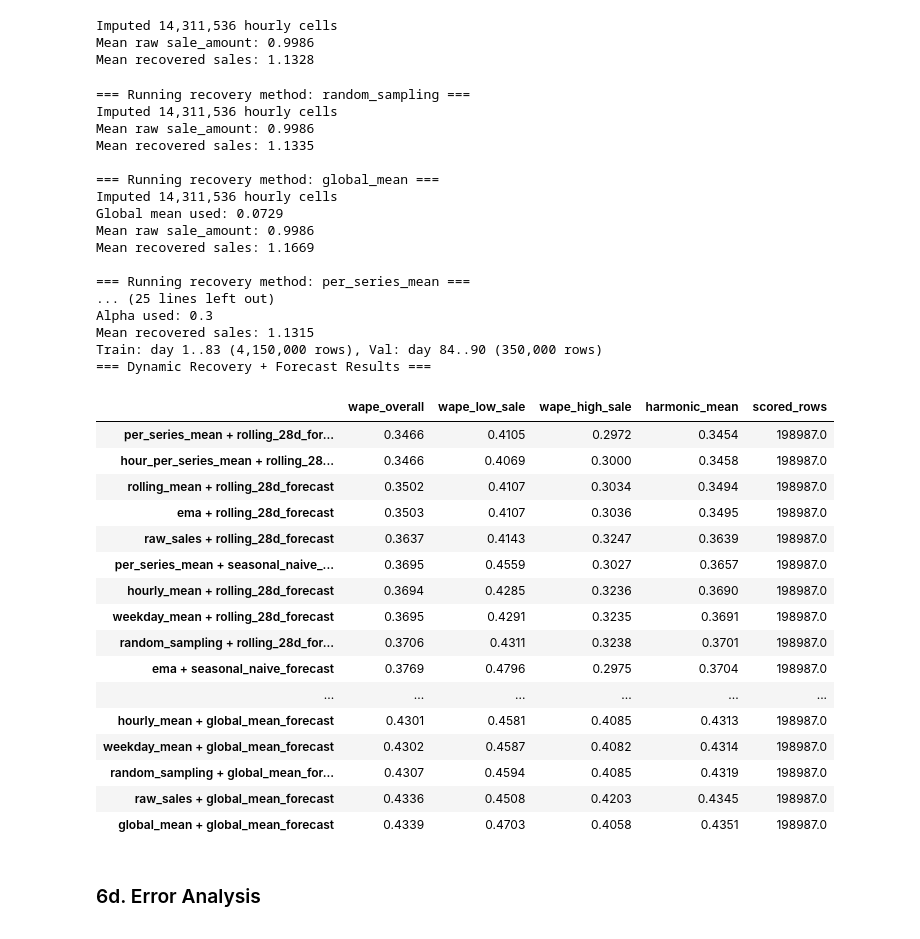
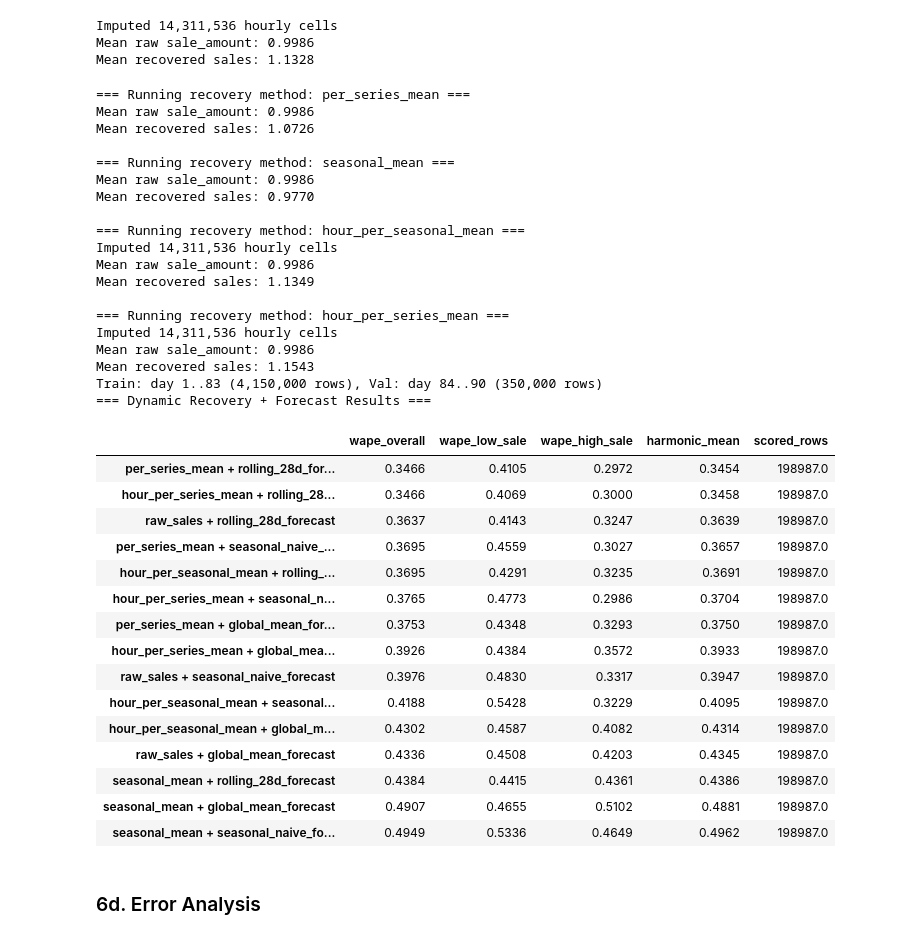
Before and after one commit to Slin58/seminar, a Jupyter notebook: main.ipynb, the cells around one changed output. Saved outputs shown, nothing was run; the diff lists cells and outputs as text; code cells hidden in the pictures.

Commit message:
added seasonal mean

```diff
--- a/main.ipynb
+++ b/main.ipynb
@@ -360,6 +360,18 @@ recovery_methods = {
         "func": recovery.per_series_mean,
         "args": (history,),
         "target_col": "recovered_daily_sales_per_series_mean",
+    },
+
+    "seasonal_mean": {
+        "func": recovery.seasonal_mean,
+        "args": (history,),
+        "target_col": "recovered_daily_sales_seasonal_mean",
+    },
+
+    "hour_per_seasonal_mean": {
+        "func": recovery.hour_per_seasonal_mean,
+        "args": (history, op_sales_masked, outside_slice),
+        "target_col": "recovered_daily_sales_hour_per_seasonal_mean",
     },
 
     "hourly_mean": {
@@ -467,57 +479,58 @@ for recovery_name, method in recovery_methods.items():
             val_df=val_r,
             target_col=target_col
         )
 
         result_name = f"{recovery_name} + {forecast_name}"
 
         all_results[result_name] = utils.evaluate_forecast(val_pred)
 
 
 # ------------------------------------------------------------
 # 7. Ergebnisse anzeigen
 # ------------------------------------------------------------
 
 all_results_df = pd.DataFrame(all_results).T
 
 
 
 print("=== Dynamic Recovery + Forecast Results ===")
 display(all_results_df.sort_values("harmonic_mean"))
 # %% [output]
-=== Running recovery method: random_sampling ===
+=== Running recovery method: per_series_mean ===
+Mean raw sale_amount: 0.9986
+Mean recovered sales: 1.0726
+
+=== Running recovery method: seasonal_mean ===
+Mean raw sale_amount: 0.9986
+Mean recovered sales: 0.9770
+
+=== Running recovery method: hour_per_seasonal_mean ===
 Imputed 14,311,536 hourly cells
 Mean raw sale_amount: 0.9986
-Mean recovered sales: 1.1335
+Mean recovered sales: 1.1349
 
-=== Running recovery method: global_mean ===
+=== Running recovery method: hour_per_series_mean ===
 Imputed 14,311,536 hourly cells
-Global mean used: 0.0729
 Mean raw sale_amount: 0.9986
-Mean recovered sales: 1.1669
-
-=== Running recovery method: per_series_mean ===
-... (25 lines left out)
-Alpha used: 0.3
-Mean recovered sales: 1.1315
+Mean recovered sales: 1.1543
 Train: day 1..83 (4,150,000 rows), Val: day 84..90 (350,000 rows)
 === Dynamic Recovery + Forecast Results ===
 |  | wape_overall | wape_low_sale | wape_high_sale | harmonic_mean | scored_rows |
 | per_series_mean + rolling_28d_for... | 0.3466 | 0.4105 | 0.2972 | 0.3454 | 198987.0 |
 | hour_per_series_mean + rolling_28... | 0.3466 | 0.4069 | 0.3000 | 0.3458 | 198987.0 |
-| rolling_mean + rolling_28d_forecast | 0.3502 | 0.4107 | 0.3034 | 0.3494 | 198987.0 |
-| ema + rolling_28d_forecast | 0.3503 | 0.4107 | 0.3036 | 0.3495 | 198987.0 |
 | raw_sales + rolling_28d_forecast | 0.3637 | 0.4143 | 0.3247 | 0.3639 | 198987.0 |
 | per_series_mean + seasonal_naive_... | 0.3695 | 0.4559 | 0.3027 | 0.3657 | 198987.0 |
-| hourly_mean + rolling_28d_forecast | 0.3694 | 0.4285 | 0.3236 | 0.3690 | 198987.0 |
-| weekday_mean + rolling_28d_forecast | 0.3695 | 0.4291 | 0.3235 | 0.3691 | 198987.0 |
-| random_sampling + rolling_28d_for... | 0.3706 | 0.4311 | 0.3238 | 0.3701 | 198987.0 |
-| ema + seasonal_naive_forecast | 0.3769 | 0.4796 | 0.2975 | 0.3704 | 198987.0 |
-| ... | ... | ... | ... | ... | ... |
-| hourly_mean + global_mean_forecast | 0.4301 | 0.4581 | 0.4085 | 0.4313 | 198987.0 |
-| weekday_mean + global_mean_forecast | 0.4302 | 0.4587 | 0.4082 | 0.4314 | 198987.0 |
-| random_sampling + global_mean_for... | 0.4307 | 0.4594 | 0.4085 | 0.4319 | 198987.0 |
+| hour_per_seasonal_mean + rolling_... | 0.3695 | 0.4291 | 0.3235 | 0.3691 | 198987.0 |
+| hour_per_series_mean + seasonal_n... | 0.3765 | 0.4773 | 0.2986 | 0.3704 | 198987.0 |
+| per_series_mean + global_mean_for... | 0.3753 | 0.4348 | 0.3293 | 0.3750 | 198987.0 |
+| hour_per_series_mean + global_mea... | 0.3926 | 0.4384 | 0.3572 | 0.3933 | 198987.0 |
+| raw_sales + seasonal_naive_forecast | 0.3976 | 0.4830 | 0.3317 | 0.3947 | 198987.0 |
+| hour_per_seasonal_mean + seasonal... | 0.4188 | 0.5428 | 0.3229 | 0.4095 | 198987.0 |
+| hour_per_seasonal_mean + global_m... | 0.4302 | 0.4587 | 0.4082 | 0.4314 | 198987.0 |
 | raw_sales + global_mean_forecast | 0.4336 | 0.4508 | 0.4203 | 0.4345 | 198987.0 |
-| global_mean + global_mean_forecast | 0.4339 | 0.4703 | 0.4058 | 0.4351 | 198987.0 |
+| seasonal_mean + rolling_28d_forecast | 0.4384 | 0.4415 | 0.4361 | 0.4386 | 198987.0 |
+| seasonal_mean + global_mean_forecast | 0.4907 | 0.4655 | 0.5102 | 0.4881 | 198987.0 |
+| seasonal_mean + seasonal_naive_fo... | 0.4949 | 0.5336 | 0.4649 | 0.4962 | 198987.0 |
 # %% [markdown]
 ### 6d. Error Analysis
 # %%
```
Also changed, not shown: 1 other file.
